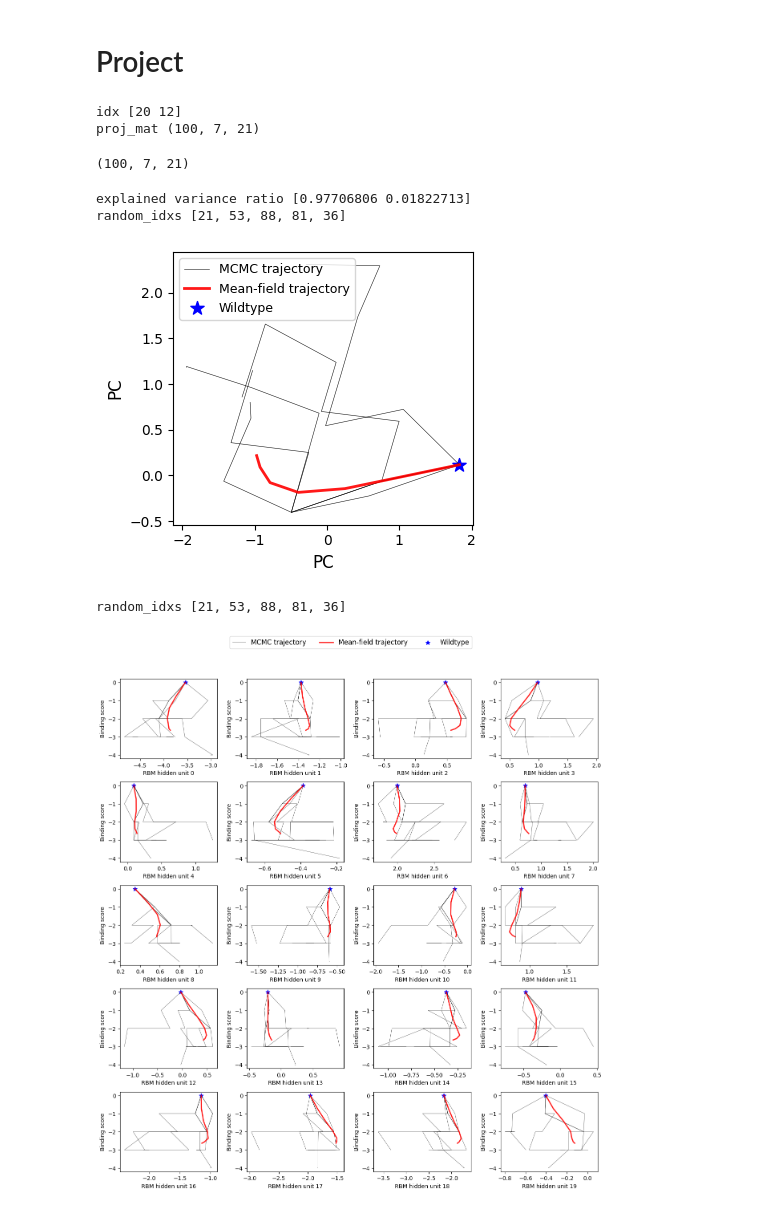
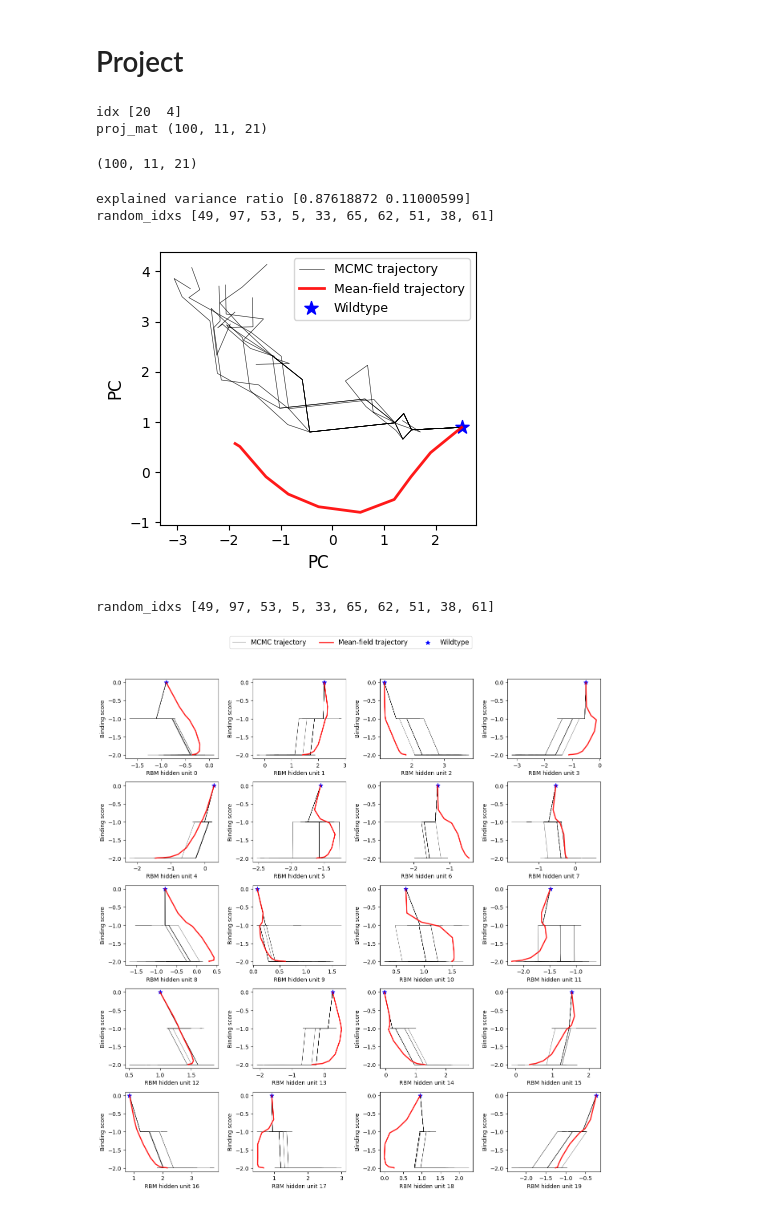
Before and after one commit to m-huot/ESCAPE_PATHS, a Jupyter notebook: lattice/Figure 2e.ipynb, the cells around one changed output. Saved outputs shown, nothing was run; the diff lists cells and outputs as text; code cells hidden in the pictures.

```diff
--- a/lattice/Figure 2e.ipynb
+++ b/lattice/Figure 2e.ipynb
@@ -36,16 +36,29 @@ Loaded 29 KD vectors
 PROTEIN_INIT = Proteins_utils.load_FASTA(
         "../lattice/msa/output_msa_structure_0_beta_1000.fasta"
     )[0]  # Load the protein sequence from the FASTA file.
-
+POS_CHARGE = {"K", "R", "H"}
+NEG_CHARGE = {"D", "E"}
 sites = np.array([9, 10, 11, 12, 13, 16, 17, 25, 26]) - 1
 print("sites upper face", sites)
 w_bias = np.zeros((PROTEIN_INIT.shape[0], 20, 1))
 for site in sites:
-    wt_aa = PROTEIN_INIT[site]
-    print("wt_aa", Proteins_utils.num2seq(np.array([wt_aa])))
-    # put a 1 everywhere except for the wt_aa
+    wt_idx = PROTEIN_INIT[site]  # Integer index of WT amino acid
+    wt_char = CODE_RBM[wt_idx]  # Character (e.g., 'K')
+
     for i in range(20):
-        if i != wt_aa:
+        mut_char = CODE_RBM[i]  # Character of the mutation
+
+        # Determine charge status
+        wt_is_pos = wt_char in POS_CHARGE
+        wt_is_neg = wt_char in NEG_CHARGE
+        mut_is_pos = mut_char in POS_CHARGE
+        mut_is_neg = mut_char in NEG_CHARGE
+
+        # Logic: WT is (+) and Mut is (-) OR WT is (-) and Mut is (+)
+        is_charge_flip = (wt_is_pos and mut_is_neg) or (wt_is_neg and mut_is_pos)
+
+        # Check if mutation exists and if it is a charge flip
+        if i != wt_idx and is_charge_flip:
             w_bias[site, i, 0] = 1
 # %% [output]
 sites upper face [ 8  9 10 11 12 15 16 24 25]
@@ -61,5 +65,5 @@ wt_aa K
 # %%
-RBM = RBM_utils.loadRBM("rbm/RBM_structure_0_beta_1000")
+RBM = RBM_utils.loadRBM("rbm/RBM_structure_0_beta_100")
 
 wgamma = np.transpose(RBM.weights[:, :, :], (1, 2, 0))
 #concat bias
@@ -134,10 +138,10 @@ one_hot_seqs.shape
 # Project
 # %%
 L=27
-beta_w=1
+beta_w=10
 
-folder='../mean_field_theory/results_scripts/lattice/mean_f_lattice_T_6_beta_w_'+str(beta_w)+'_beta_phi_1'
-mopt = -np.load(f"{folder}/mopt.npy")*L
+folder='../mean_field_theory/results_scripts/lattice/mean_f_lattice_D_1_beta_ab_'+str(beta_w)
+mopt = -np.load(f"{folder}/mopt.npy")
 mopt.shape#(T, M) path of T steps and M hidden units
 var = np.var(mopt[:,:-1], axis=0)
 idx = np.argsort(var)[:]#indices of the 1 hidden units with
@@ -148,18 +152,18 @@ idx=np.array([mopt.shape[1]-1,idx[-1]])
 mopt_2d = mopt[:, idx]
 print("idx", idx)
 
-dir_mcmc = f"../lattice/paths/w_upper_T6_beta_w_{beta_w}"
+dir_mcmc = f"../lattice/paths/w_upper_T10_beta_ab_{beta_w}"
 paths_mcmc=-get_mcmc_proba_aa(dir_mcmc, wgamma_flat)
 paths_mcmc.shape#(num_paths, T, M)
 # %% [output]
-idx [20 12]
-proj_mat (100, 7, 21)
+idx [20  4]
+proj_mat (100, 11, 21)
-(100, 7, 21)
+(100, 11, 21)
 # %%
 def project_and_plot_2d():
 
 
-
+    # --- Load MCMC paths ---
 
     # --- Project reference points and trajectories ---
 
@@ -171,8 +175,8 @@ def project_and_plot_2d():
     paths_mcmc_2d = pca.transform(paths_mcmc.reshape(-1, paths_mcmc.shape[2])).reshape(paths_mcmc.shape[0], paths_mcmc.shape[1], 2)
     #ranomly select 5 MCMC trajectories to plot
     import random
-    random.seed(21)  # for reproducibility
-    random_idxs = random.sample(range(len(paths_mcmc)), 5)
+    random.seed(0)  # for reproducibility
+    random_idxs = random.sample(range(len(paths_mcmc)), 10)
     print("random_idxs", random_idxs)
     paths_mcmc_2d = paths_mcmc_2d[random_idxs]
 
@@ -194,43 +198,43 @@ def project_and_plot_2d():
 
     #plot mopt2D
     ax.plot(mopt_2d[:,0], mopt_2d[:,1],
             color='red', linewidth=2, alpha=0.9,
             label="Mean-field trajectory")
 
     # --- VOC stars and annotations ---
 
 
     # --- Wildtype star ---
     ax.scatter(wt_2d[0, 0], wt_2d[0, 1], color='blue', marker='*', s=100, label='Wildtype')
 
     # --- Labels and colorbar ---
     ax.set_ylabel("PC", fontsize=12)
     ax.set_xlabel("PC", fontsize=12)
 
 
 
     ax.legend(loc='best', frameon=True, fontsize=9)
 
     # --- PRL-style black frame ---
     for spine in ax.spines.values():
         spine.set_edgecolor('black')
         spine.set_linewidth(0.8)
 
     plt.tight_layout()
     plt.show()
 
 project_and_plot_2d()
 # %% [output]
-explained variance ratio [0.97706806 0.01822713]
-random_idxs [21, 53, 88, 81, 36]
+explained variance ratio [0.87618872 0.11000599]
+random_idxs [49, 97, 53, 5, 33, 65, 62, 51, 38, 61]
-[figure, old version]
+[figure, new version]
 # %%
 import numpy as np
 import matplotlib.pyplot as plt
 import math
 import random
 
-def project_and_plot_2d(n_random_paths=5, seed=21, ncols=4, js=None):
+def project_and_plot_2d(n_random_paths=10, seed=0, ncols=4, js=None):
     """
     Plots subplots for each j in js:
       x-axis = coordinate j
@@ -311,8 +315,8 @@ def project_and_plot_2d(n_random_paths=5, seed=21, ncols=4, js=None):
 # Call it:
 project_and_plot_2d()
 # %% [output]
-random_idxs [21, 53, 88, 81, 36]
+random_idxs [49, 97, 53, 5, 33, 65, 62, 51, 38, 61]
-[figure, old version]
+[figure, new version]
 # %%
 import numpy as np
 import matplotlib.pyplot as plt
```
Also changed, not shown: parts of 20 cells of this notebook, 1 other file.
